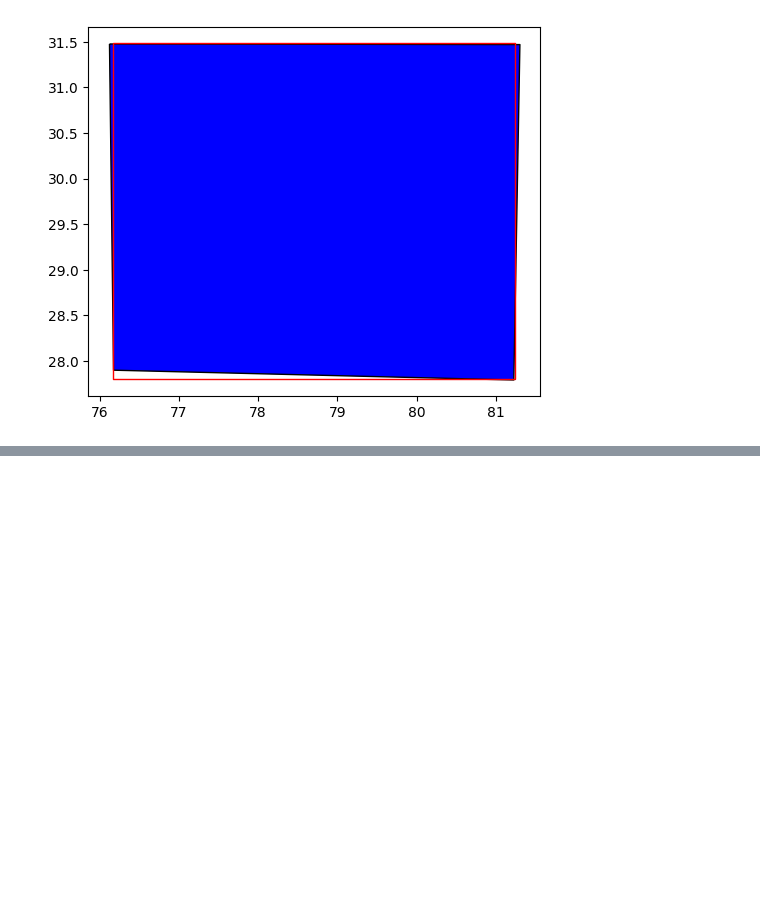
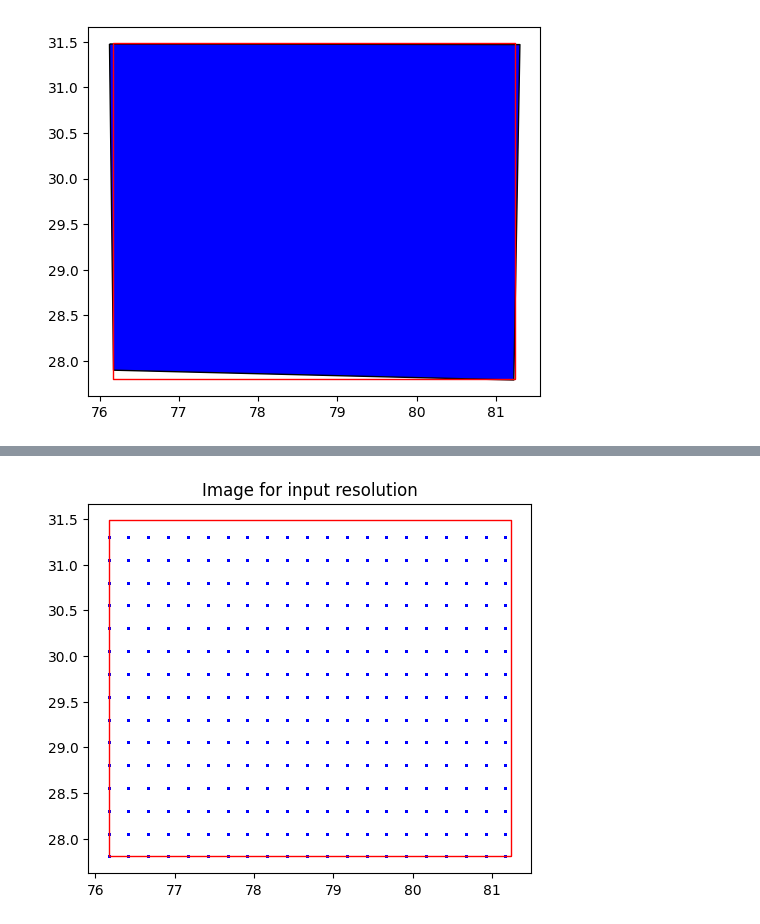
Before and after one commit to sonjaove/ML-hands-on, a Jupyter notebook: pasthistory.ipynb, the cells around one changed output, grey strips where cells are left out. Drawn from its saved outputs; the diff is of its cells as text; code cells hidden in the pictures; blank space fills up the shorter version.

```diff
--- a/pasthistory.ipynb
+++ b/pasthistory.ipynb
@@ -92,11 +78,0 @@ len(x_values)
-# %%
-# using miny and maxy, i.e the boundary poits for the grid.
-# initialize an empty list to store y-values for the custom grid
-y_values = []
-# generate y-values
-current_y = miny
-increment = 0.25 #this is an inceremnt of 0.25
-while current_y <= maxy:
-    y_values.append(current_y)
-    current_y += increment
-len(y_values)
@@ -163,0 +217,75 @@ x,y=np.meshgrid(xc,yc)
+# %%
+#import numpy as np
+#import matplotlib.pyplot as plt
+#import geopandas as gpd
+#from shapely.geometry import box
+
+# Assume this function is defined elsewhere and correctly
+def initialize_and_populate_grid(x_values, y_values):
+    # Placeholder implementation; replace with actual grid population logic
+    grid_cells = [{'Xc': x, 'Yc': y} for x in x_values for y in y_values]
+    return grid_cells
+
+def res_change(minx, miny, maxx, maxy, input_res, output_res):
+    # Generate x-values for the input resolution grid
+    x_values = []
+    current_x = minx
+    while current_x <= maxx:
+        x_values.append(current_x)
+        current_x += input_res
+
+    # Generate y-values for the input resolution grid
+    y_values = []
+    current_y = miny
+    while current_y <= maxy:
+        y_values.append(current_y)
+        current_y += input_res
+
+    x_values = np.array(x_values, dtype=float)
+    y_values = np.array(y_values, dtype=float)
+
+    grid_cell = initialize_and_populate_grid(x_values, y_values)
+    xc = [i['Xc'] for i in grid_cell]
+    yc = [i['Yc'] for i in grid_cell]
+    x, y = np.meshgrid(xc, yc)
+
+    rectangle = gpd.GeoSeries([box(minx, miny, maxx, maxy)], crs='epsg:4326')
+    fig, ax = plt.subplots()
+    ax.scatter(x, y, s=1, color='blue')
+    rectangle.plot(ax=ax, color='none', edgecolor='red')
+    plt.title('Image for input resolution')
+    plt.show()
+
+    # Generate x-values for the output resolution grid
+    x_values_output = []
+    current_x_output = minx
+    while current_x_output <= maxx:
+        x_values_output.append(current_x_output)
+        current_x_output += output_res
+
+    # Generate y-values for the output resolution grid
+    y_values_output = []
+    current_y_output = miny
+    while current_y_output <= maxy:
+        y_values_output.append(current_y_output)
+        current_y_output += output_res
+
+    x_values_output = np.array(x_values_output, dtype=float)
+    y_values_output = np.array(y_values_output, dtype=float)
+
+    grid_cell_output = initialize_and_populate_grid(x_values_output, y_values_output)
+    xc_output = [i['Xc'] for i in grid_cell_output]
+    yc_output = [i['Yc'] for i in grid_cell_output]
+    x_out, y_out = np.meshgrid(xc_output, yc_output)
+
+    rectangle_out = gpd.GeoSeries([box(minx, miny, maxx, maxy)], crs='epsg:4326')
+    fig_out, ax_out = plt.subplots()
+    ax_out.scatter(x_out, y_out, s=1, color='black')
+    rectangle_out.plot(ax=ax_out, color='none', edgecolor='red')
+    plt.title('Image for output resolution')
+    plt.show()
+
+if __name__ == "__main__":
+    res_change(minx, miny, maxx, maxy, input_res=0.25, output_res=0.1)
+# %% [output]
+[figure, added]
```
Also changed, not shown: parts of 20 cells of this notebook.
